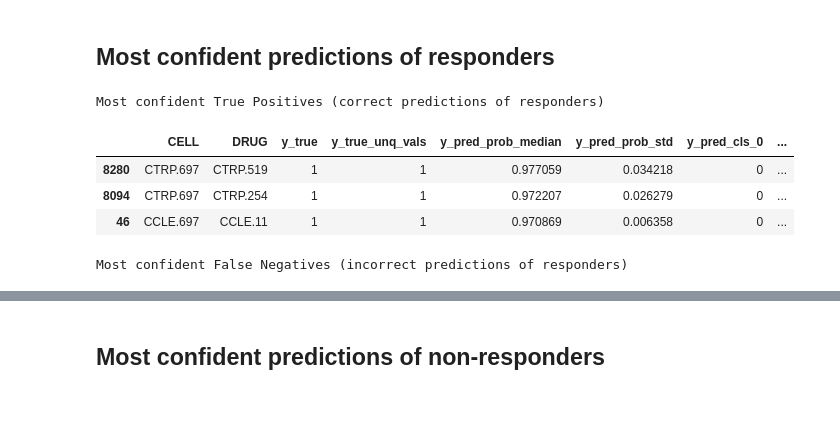
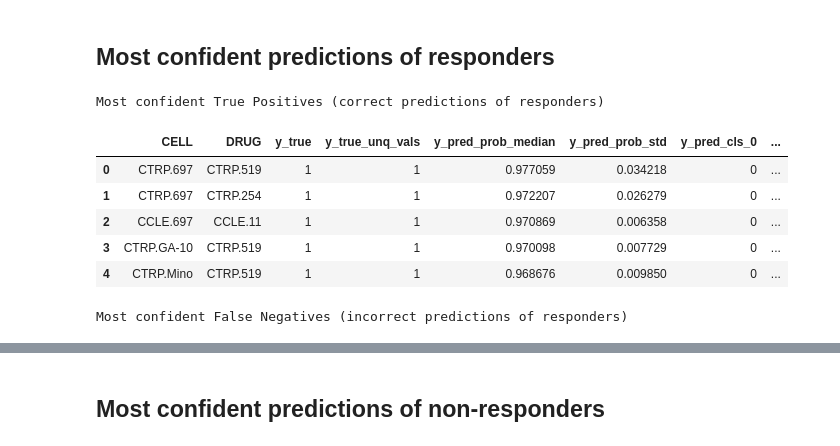
Before and after one commit to adpartin/DrugResponseViz, a Jupyter notebook: notebooks/post_processing_cls.ipynb, the cells around one changed output, grey strips where cells are left out. Saved outputs shown, nothing was run; the diff lists cells and outputs as text; code cells hidden in the pictures; blank space fills up the shorter version.

```diff
--- a/notebooks/post_processing_cls.ipynb
+++ b/notebooks/post_processing_cls.ipynb
@@ -233,21 +233,24 @@ display(sm_flt[:3])
 ## Most confident predictions of responders
 # %%
 # Most confident predictions of responders
+n_show = 5
 rsp_value = 1  # responders
 aa = sm_flt[sm_flt.y_true==rsp_value]
 
 print('\nMost confident True Positives (correct predictions of responders)')
 aa_ = aa.sort_values('y_pred_prob_median', ascending=False)
-display(aa_[:3])
+display(aa_[:n_show].reset_index(drop=True))
 
 print('\nMost confident False Negatives (incorrect predictions of responders)')
 aa_ = aa.sort_values('y_pred_prob_median', ascending=True)
-display(aa_[:3])
+display(aa_[:n_show].reset_index(drop=True))
 # %% [output]
 Most confident True Positives (correct predictions of responders)
 |  | CELL | DRUG | y_true | y_true_unq_vals | y_pred_prob_median | y_pred_prob_std | y_pred_cls_0 | ... |
-| 8280 | CTRP.697 | CTRP.519 | 1 | 1 | 0.977059 | 0.034218 | 0 | ... |
-| 8094 | CTRP.697 | CTRP.254 | 1 | 1 | 0.972207 | 0.026279 | 0 | ... |
-| 46 | CCLE.697 | CCLE.11 | 1 | 1 | 0.970869 | 0.006358 | 0 | ... |
+| 0 | CTRP.697 | CTRP.519 | 1 | 1 | 0.977059 | 0.034218 | 0 | ... |
+| 1 | CTRP.697 | CTRP.254 | 1 | 1 | 0.972207 | 0.026279 | 0 | ... |
+| 2 | CCLE.697 | CCLE.11 | 1 | 1 | 0.970869 | 0.006358 | 0 | ... |
+| 3 | CTRP.GA-10 | CTRP.519 | 1 | 1 | 0.970098 | 0.007729 | 0 | ... |
+| 4 | CTRP.Mino | CTRP.519 | 1 | 1 | 0.968676 | 0.009850 | 0 | ... |
 Most confident False Negatives (incorrect predictions of responders)
 |  | CELL | DRUG | y_true | y_true_unq_vals | y_pred_prob_median | y_pred_prob_std | y_pred_cls_0 | ... |
```
Also changed, not shown: parts of 7 cells of this notebook.
